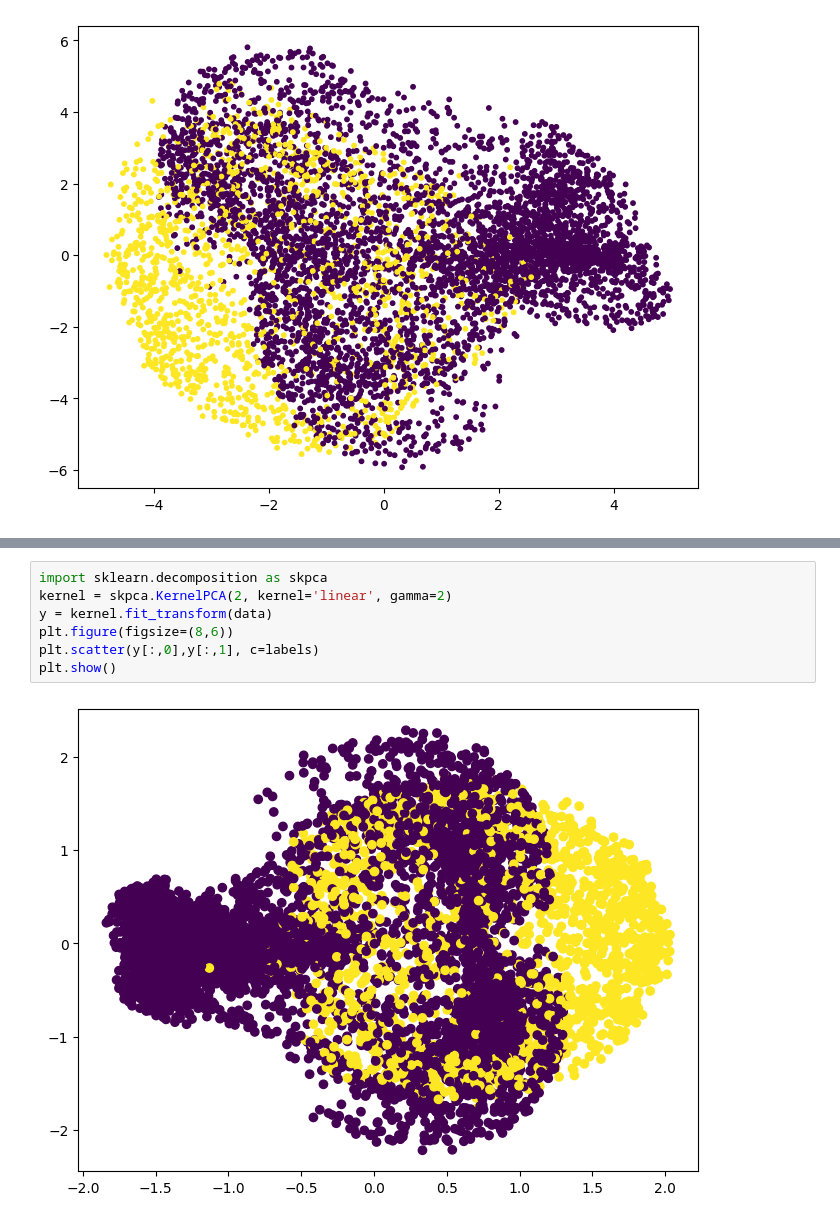
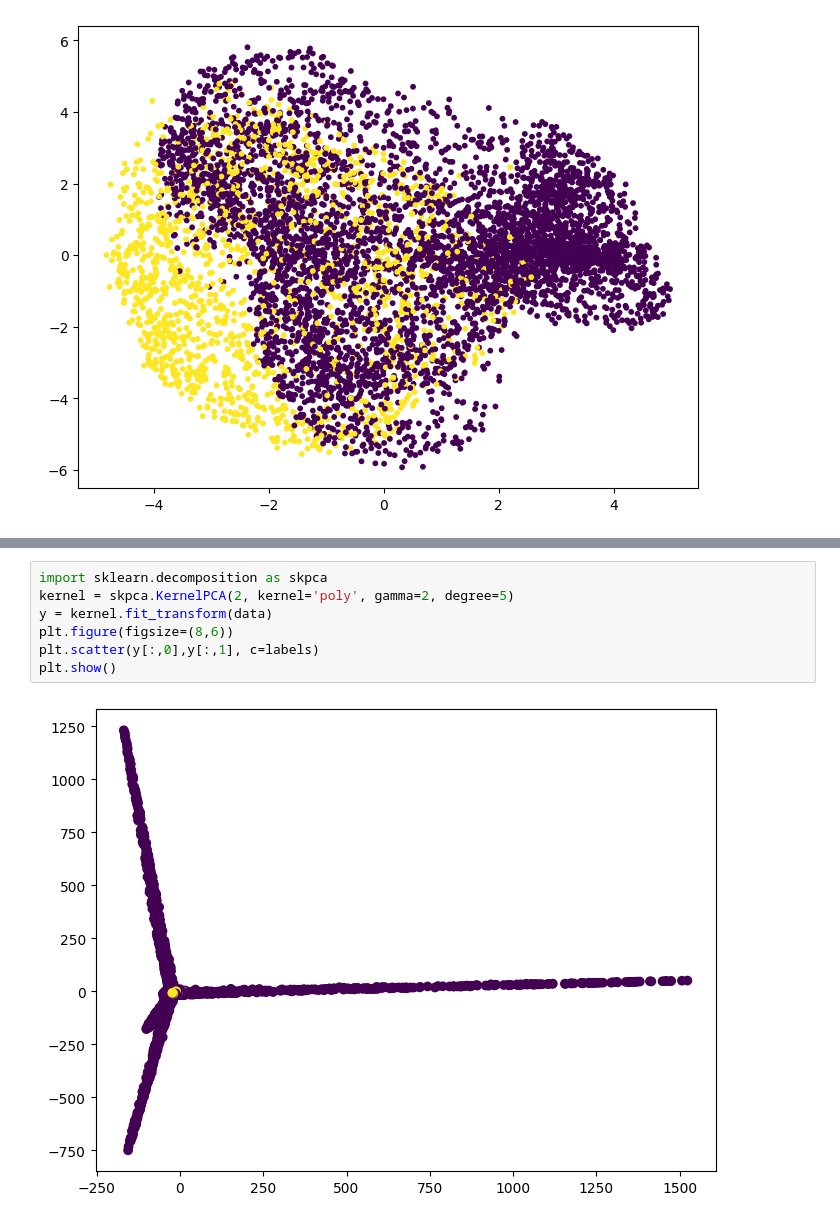
Before and after one commit to alequerenghi/unsupervised_learning, a Jupyter notebook: ex4.ipynb, the cells around one changed output, grey strips where cells are left out. Saved outputs shown, nothing was run; the diff lists cells and outputs as text.

```diff
--- a/ex4.ipynb
+++ b/ex4.ipynb
@@ -77,9 +77,9 @@ plt.show()
 # %%
 import sklearn.decomposition as skpca
-kernel = skpca.KernelPCA(2, kernel='linear', gamma=2)
+kernel = skpca.KernelPCA(2, kernel='poly', gamma=2, degree=5)
 y = kernel.fit_transform(data)
 plt.figure(figsize=(8,6))
 plt.scatter(y[:,0],y[:,1], c=labels)
 plt.show()
 # %% [output]
-[figure, old version]
+[figure, new version]
```
Also changed, not shown: parts of 8 cells of this notebook.
